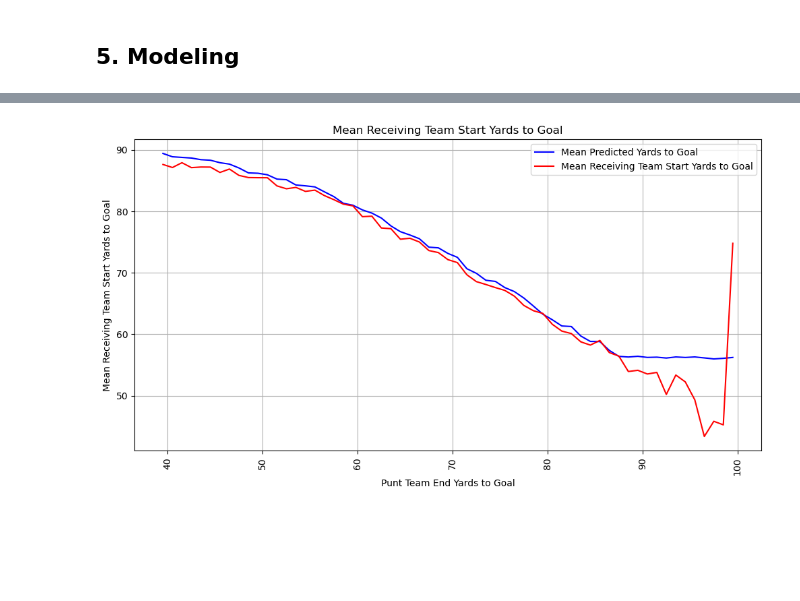
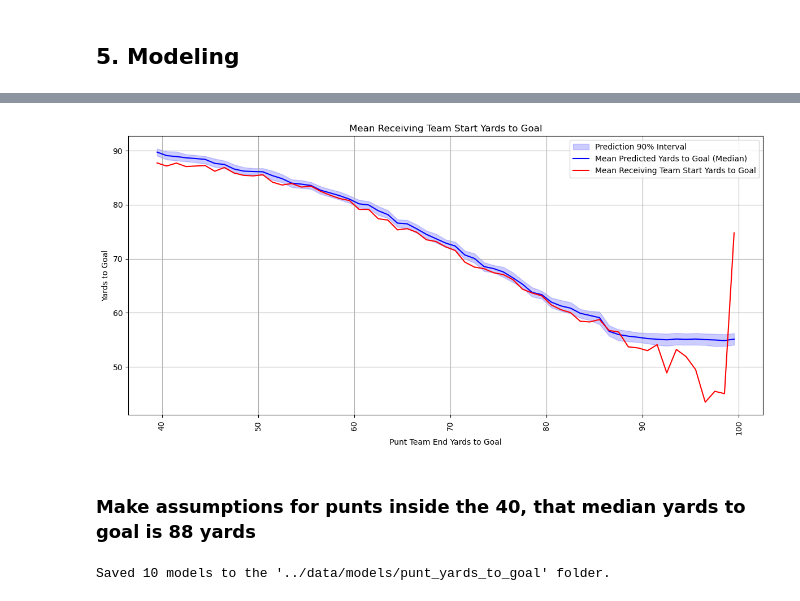
Before and after one commit to lneuendorf/4th-down-models, a Jupyter notebook: notebooks/punt_return_model.ipynb, the cells around one changed output, grey strips where cells are left out. Drawn from its saved outputs; the diff is of its cells as text; code cells hidden in the pictures; blank space fills up the shorter version.

Commit message:
adding bootstrappping to punt model

```diff
--- a/notebooks/punt_return_model.ipynb
+++ b/notebooks/punt_return_model.ipynb
@@ -318,7 +321,7 @@ Name: count, dtype: int64
 df = df.assign(
     end_drive_pct_game_played = (((df['end_period'] - 1) * 15 * 60) + ((15 * 60) - (df['end_time_minutes'] * 60 + df['end_time_seconds']))) / (4 * 15 * 60),
     start_drive_pct_game_played = (((df['start_period'] - 1) * 15 * 60) + ((15 * 60) - (df['start_time_minutes'] * 60 + df['start_time_seconds']))) / (4 * 15 * 60),
-    score_diff = df['end_offense_score'] - df['end_defense_score'],
+    score_diff = df['start_offense_score'] - df['start_defense_score'],
     is_home_team = np.select([df.neutral_site, df.offense == df.home_team], [0, 1], default=-1),
     offense_division = np.where(df['offense'] == df['home_team'], df['home_division'], df['away_division']),
     defense_division = np.where(df['offense'] == df['home_team'], df['away_division'], df['home_division']),
@@ -807,2 +761,19 @@ df_punts['pred_yards_to_goal'] = preds_all
+# %%
+data_all = data.drop(columns=['game_id', 'receiving_team_start_yards_to_goal'])
+dall = xgb.DMatrix(data_all)
+
+preds_all_models = []
+
+for model in models:
+    preds = model.predict(dall)
+    preds_all_models.append(preds)
+
+preds_all_models = np.array(preds_all_models)
+
+# Calculate the 5%, 50%, 95% percentiles and the mean for each sample
+df_punts['pred_yards_to_goal_5'] = np.percentile(preds_all_models, 5, axis=0)
+df_punts['pred_yards_to_goal_50'] = np.percentile(preds_all_models, 50, axis=0)
+df_punts['pred_yards_to_goal_95'] = np.percentile(preds_all_models, 95, axis=0)
+df_punts['pred_yards_to_goal_mean'] = np.mean(preds_all_models, axis=0)
 # %%
 plt.figure(figsize=(12,6))
@@ -828,39 +790,57 @@ df_punt_start_yards_to_goal = (
     df_punts
     .groupby(pd.cut(df_punts.punt_team_end_yards_to_goal, np.linspace(0, 100, 101)))
     .agg(
-        pred_yards_to_goal=('pred_yards_to_goal', 'mean'),
+        pred_yards_to_goal_50=('pred_yards_to_goal_50', 'mean'),
+        pred_yards_to_goal_5=('pred_yards_to_goal_5', 'mean'),
+        pred_yards_to_goal_95=('pred_yards_to_goal_95', 'mean'),
         receiving_team_start_yards_to_goal_mean=('receiving_team_start_yards_to_goal', 'mean')
     )
     .reset_index()
 )
 
 # Convert the categorical bins to numeric midpoints
 df_punt_start_yards_to_goal['punt_team_end_yards_to_goal'] = df_punt_start_yards_to_goal['punt_team_end_yards_to_goal'].apply(
-    lambda x: x.mid if pd.notnull(x) else np.nan  # Use the midpoint of the bin
+    lambda x: x.mid if pd.notnull(x) else np.nan
 )
 
-# Plot the mean receiving team start yards to goal
+# Plot with uncertainty shading
 plt.figure(figsize=(12, 6))
+
+# Shaded area between 5th and 95th percentiles
+plt.fill_between(
+    df_punt_start_yards_to_goal['punt_team_end_yards_to_goal'],
+    df_punt_start_yards_to_goal['pred_yards_to_goal_5'],
+    df_punt_start_yards_to_goal['pred_yards_to_goal_95'],
+    color='blue',
+    alpha=0.2,
+    label='Prediction 90% Interval'
+)
+
+# Prediction line (median)
 sns.lineplot(
     x='punt_team_end_yards_to_goal',
-    y='pred_yards_to_goal',
+    y='pred_yards_to_goal_50',
     data=df_punt_start_yards_to_goal,
     color='blue',
-    label='Mean Predicted Yards to Goal'
+    label='Mean Predicted Yards to Goal (Median)'
 )
+
+# Actual mean
 sns.lineplot(
     x='punt_team_end_yards_to_goal',
     y='receiving_team_start_yards_to_goal_mean',
     data=df_punt_start_yards_to_goal,
     color='red',
     label='Mean Receiving Team Start Yards to Goal'
 )
+
 plt.title("Mean Receiving Team Start Yards to Goal")
 plt.xlabel("Punt Team End Yards to Goal")
-plt.ylabel("Mean Receiving Team Start Yards to Goal")
+plt.ylabel("Yards to Goal")
 plt.xticks(rotation=90)
-plt.grid()
+plt.grid(True)
 plt.legend()
+plt.tight_layout()
 plt.show()
 # %% [output]
-[figure, old version]
+[figure, new version]
@@ -868,0 +847,2 @@ plt.show()
+# %% [markdown]
+### Make assumptions for punts inside the 40, that median yards to goal is 88 yards
@@ -868,0 +856,12 @@ plt.show()
+# %%
+model_dir = join(DATA_DIR, 'models', 'punt_yards_to_goal')
+if not os.path.exists(model_dir):
+    os.makedirs(model_dir)
+
+for i, model in enumerate(models):
+    model_path = os.path.join(model_dir, f"model_{i}.json")
+    model.save_model(model_path)
+
+print(f"Saved {len(models)} models to the '{model_dir}' folder.")
+# %% [output]
+Saved 10 models to the '../data/models/punt_yards_to_goal' folder.
```
Also changed, not shown: parts of 31 cells of this notebook, 1 other file.
